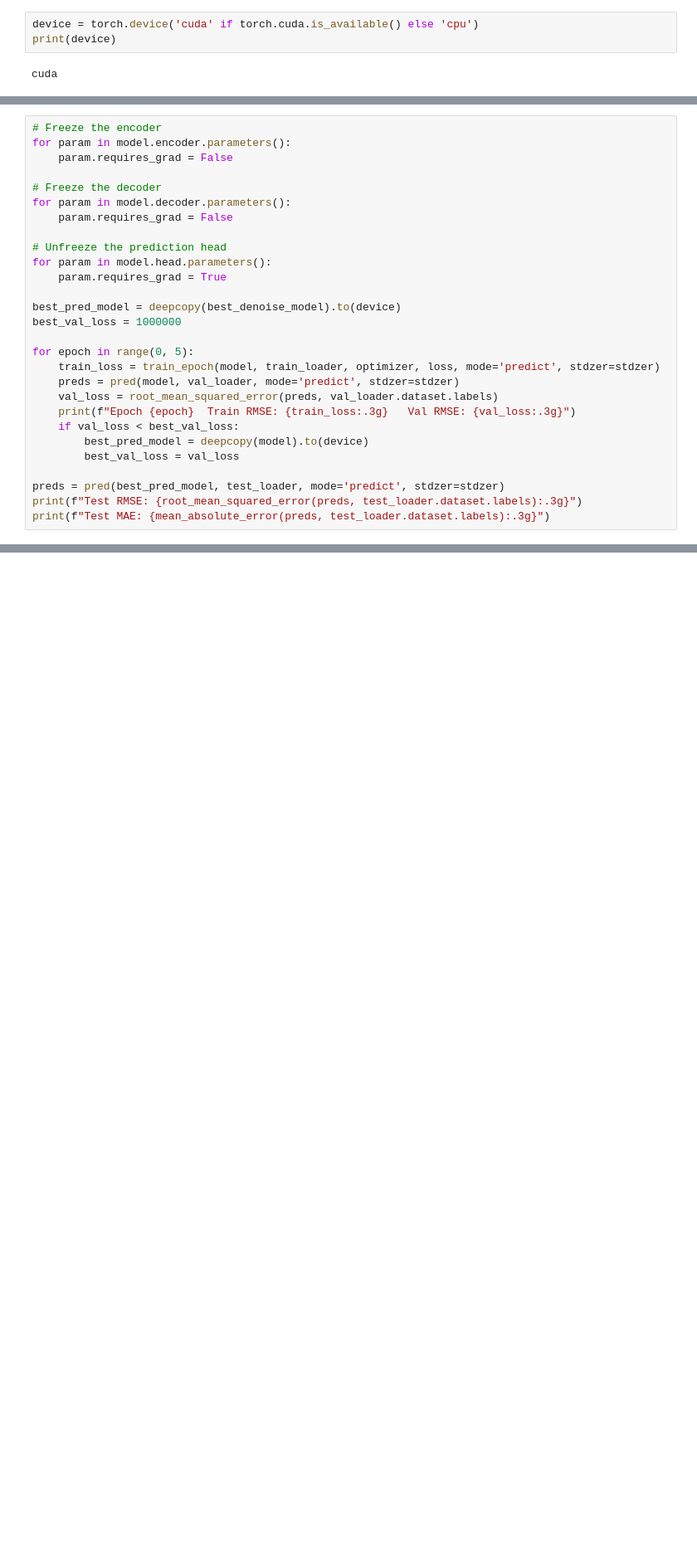
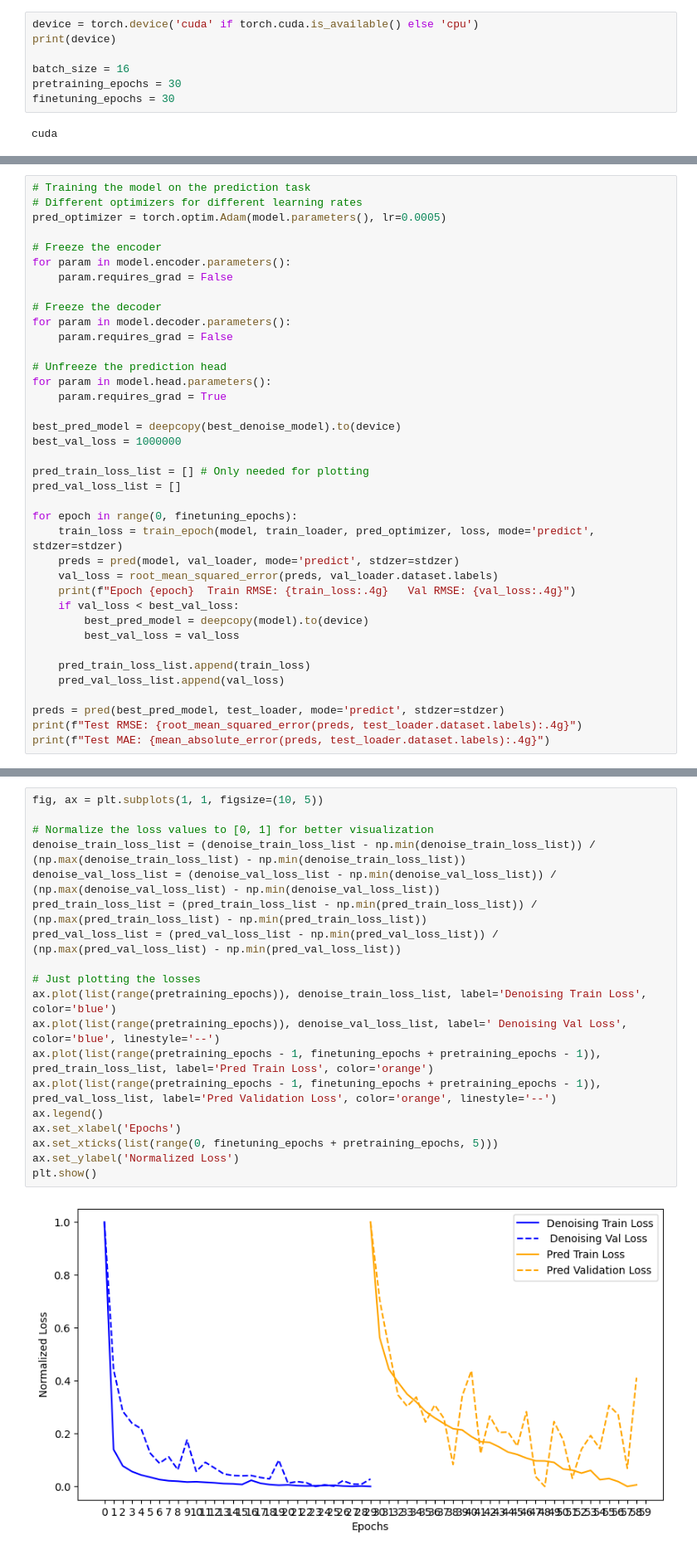
Before and after one commit to p0017/Molecular-Test-Time-Adaptation, a Jupyter notebook: DMPNN.ipynb, the cells around one changed output, grey strips where cells are left out. Shown at 83% size. Drawn from its saved outputs; the diff is of its cells as text; blank space fills up the shorter version.

```diff
--- a/DMPNN.ipynb
+++ b/DMPNN.ipynb
@@ -326,6 +361,10 @@ class Standardizer:
 # %%
 device = torch.device('cuda' if torch.cuda.is_available() else 'cpu')
 print(device)
+
+batch_size = 16
+pretraining_epochs = 30
+finetuning_epochs = 30
 # %% [output]
 cuda
 # %%
@@ -507,4 +568,8 @@ Epoch 4  Train RMSE: 5.97   Val RMSE: 0.218
 # %%
+# Training the model on the prediction task
+# Different optimizers for different learning rates
+pred_optimizer = torch.optim.Adam(model.parameters(), lr=0.0005)
+
 # Freeze the encoder
 for param in model.encoder.parameters():
     param.requires_grad = False
@@ -520,16 +585,22 @@ for param in model.head.parameters():
 best_pred_model = deepcopy(best_denoise_model).to(device)
 best_val_loss = 1000000
 
-for epoch in range(0, 5):
-    train_loss = train_epoch(model, train_loader, optimizer, loss, mode='predict', stdzer=stdzer)
+pred_train_loss_list = [] # Only needed for plotting
+pred_val_loss_list = []
+
+for epoch in range(0, finetuning_epochs):
+    train_loss = train_epoch(model, train_loader, pred_optimizer, loss, mode='predict', stdzer=stdzer)
     preds = pred(model, val_loader, mode='predict', stdzer=stdzer)
     val_loss = root_mean_squared_error(preds, val_loader.dataset.labels)
-    print(f"Epoch {epoch}  Train RMSE: {train_loss:.3g}   Val RMSE: {val_loss:.3g}")
+    print(f"Epoch {epoch}  Train RMSE: {train_loss:.4g}   Val RMSE: {val_loss:.4g}")
     if val_loss < best_val_loss:
         best_pred_model = deepcopy(model).to(device)
         best_val_loss = val_loss
 
+    pred_train_loss_list.append(train_loss)
+    pred_val_loss_list.append(val_loss)
+
 preds = pred(best_pred_model, test_loader, mode='predict', stdzer=stdzer)
-print(f"Test RMSE: {root_mean_squared_error(preds, test_loader.dataset.labels):.3g}")
-print(f"Test MAE: {mean_absolute_error(preds, test_loader.dataset.labels):.3g}")
+print(f"Test RMSE: {root_mean_squared_error(preds, test_loader.dataset.labels):.4g}")
+print(f"Test MAE: {mean_absolute_error(preds, test_loader.dataset.labels):.4g}")
 # %% [output]
@@ -552,0 +624,21 @@ Test MAE: 0.956
+# %%
+fig, ax = plt.subplots(1, 1, figsize=(10, 5))
+
+# Normalize the loss values to [0, 1] for better visualization
+denoise_train_loss_list = (denoise_train_loss_list - np.min(denoise_train_loss_list)) / (np.max(denoise_train_loss_list) - np.min(denoise_train_loss_list))
+denoise_val_loss_list = (denoise_val_loss_list - np.min(denoise_val_loss_list)) / (np.max(denoise_val_loss_list) - np.min(denoise_val_loss_list))
+pred_train_loss_list = (pred_train_loss_list - np.min(pred_train_loss_list)) / (np.max(pred_train_loss_list) - np.min(pred_train_loss_list))
+pred_val_loss_list = (pred_val_loss_list - np.min(pred_val_loss_list)) / (np.max(pred_val_loss_list) - np.min(pred_val_loss_list))
+
+# Just plotting the losses
+ax.plot(list(range(pretraining_epochs)), denoise_train_loss_list, label='Denoising Train Loss', color='blue')
+ax.plot(list(range(pretraining_epochs)), denoise_val_loss_list, label=' Denoising Val Loss', color='blue', linestyle='--')
+ax.plot(list(range(pretraining_epochs - 1, finetuning_epochs + pretraining_epochs - 1)), pred_train_loss_list, label='Pred Train Loss', color='orange')
+ax.plot(list(range(pretraining_epochs - 1, finetuning_epochs + pretraining_epochs - 1)), pred_val_loss_list, label='Pred Validation Loss', color='orange', linestyle='--')
+ax.legend()
+ax.set_xlabel('Epochs')
+ax.set_xticks(list(range(0, finetuning_epochs + pretraining_epochs, 5)))
+ax.set_ylabel('Normalized Loss')
+plt.show()
+# %% [output]
+[figure, added]
```
Also changed, not shown: parts of 23 cells of this notebook, 1 other file.
